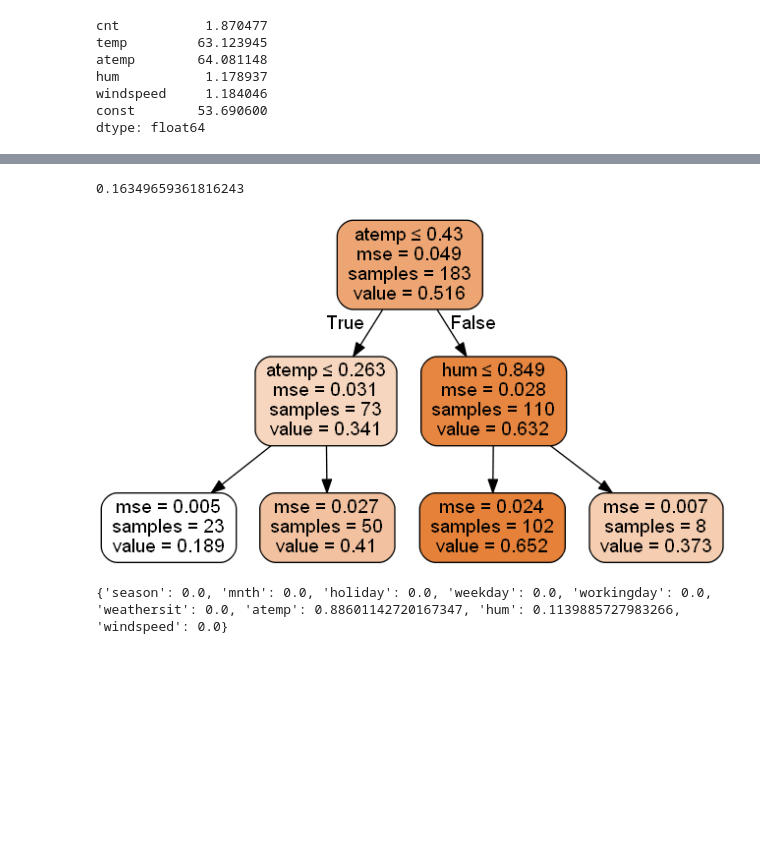
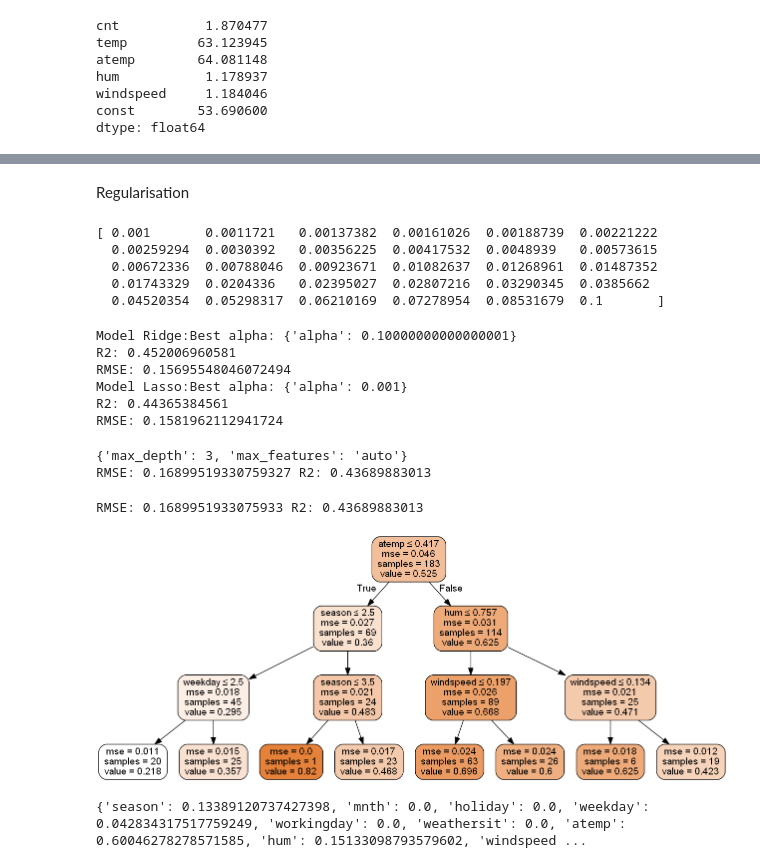
Before and after one commit to Garima1221/Bike-Rental-Prediction, a Jupyter notebook: Project Bike Rental.ipynb, the cells around one changed output, grey strips where cells are left out. Cells and saved outputs as stored; diff of their text form; code cells hidden in the pictures; blank space fills up the shorter version.

```diff
--- a/Project Bike Rental.ipynb
+++ b/Project Bike Rental.ipynb
@@ -72,8 +77,5 @@ dtype: object
 data_set = data_set.drop(["instant","dteday","casual","registered"],axis=1)
 # %%
 ## Let us seperate categorical and numerical data
-categorical_features = ["season","mnth","holiday","weekday","workingday","weathersit"]
+categorical_features = ["season","yr","mnth","holiday","weekday","workingday","weathersit"]
 numerical_features = ["cnt","temp","atemp","hum","windspeed"]
-
-#for i in categorical_features:
-#    data_set[i] = data_set[i].astype("category")
@@ -241,10 +282,7 @@ y_train = data_set_train["cnt"]
 x_test = data_set_test.drop("cnt",axis = 1)
 y_test = data_set_test["cnt"]
 # %%
-##model development
-from sklearn.linear_model import LinearRegression
-modelLR = LinearRegression()
-modelLR.fit(x_train,y_train)
+modelLR = sm.OLS(y_train,x_train,data = data_set_train).fit()
 predictLR = modelLR.predict(x_test)
-math.sqrt(mean_squared_error(y_test,predictLR))
+modelLR.summary(),math.sqrt(mean_squared_error(y_test,predictLR))
 # %% [output]
@@ -353,31 +383,67 @@ Text(0,0.5,'Standardized Residuals')
+# %% [markdown]
+Regularisation
+# %%
+##sklearn.grid_search.GridSearchCV is constructed with an estimator, as well as a dictionary of parameter values to be searched. We can find the optimal parameters this way:
+alphas = np.logspace(-3, -1, 30)
+print(alphas)
+for Model in [Ridge, Lasso]:
+    gscv = GridSearchCV(Model(), dict(alpha=alphas), cv=5,scoring='r2').fit(x_train, y_train)
+    print('Model %s:Best alpha: %s' % (Model.__name__, gscv.best_params_))
+    print("R2:",gscv.best_score_)
+    print("RMSE:",math.sqrt(mean_squared_error(y_test,gscv.predict(x_test))))
+# %% [output]
+[ 0.001       0.0011721   0.00137382  0.00161026  0.00188739  0.00221222
+  0.00259294  0.0030392   0.00356225  0.00417532  0.0048939   0.00573615
+  0.00672336  0.00788046  0.00923671  0.01082637  0.01268961  0.01487352
+  0.01743329  0.0204336   0.02395027  0.02807216  0.03290345  0.0385662
+  0.04520354  0.05298317  0.06210169  0.07278954  0.08531679  0.1       ]
+Model Ridge:Best alpha: {'alpha': 0.10000000000000001}
+R2: 0.452006960581
+RMSE: 0.15695548046072494
+Model Lasso:Best alpha: {'alpha': 0.001}
+R2: 0.44365384561
+RMSE: 0.1581962112941724
+# %%
+## Hyper tuning
+param_grid = {"max_depth":list(range(2,10,1)),'max_features': ['auto', 'sqrt', 'log2']}
+modelDT = GridSearchCV(DecisionTreeRegressor(),param_grid,scoring='r2',cv=5)
+modelDT.fit(x_train,y_train)
+predictDT = modelDT.predict(x_test)
+print(modelDT.best_params_)
+print("RMSE:",math.sqrt(mean_squared_error(y_test,predictDT)),"R2:",modelDT.score(x_test,y_test))
+# %% [output]
+{'max_depth': 3, 'max_features': 'auto'}
+RMSE: 0.16899519330759327 R2: 0.43689883013
 # %%
 #Decision Tree
-modelDT = DecisionTreeRegressor(max_depth=2)
+modelDT = DecisionTreeRegressor(max_depth=3,max_features='auto')
 modelDT.fit(x_train,y_train)
+#scores = cross_val_score(modelDT,x_train,y_train, scoring="r2", cv=5,n_jobs=1)
+#print(scores)
 predictDT = modelDT.predict(x_test)
-math.sqrt(mean_squared_error(y_test,predictDT))
+#plot.scatter(y_test.index.values,y_test)
+#plot.scatter(y_test.index.values,modelDT.predict(x_test))
+print("RMSE:",math.sqrt(mean_squared_error(y_test,predictDT)),"R2:",modelDT.score(x_test,y_test))
 # %% [output]
-0.16349659361816243
+RMSE: 0.1689951933075933 R2: 0.43689883013
 # %%
 #!pip install graphviz
 from sklearn.externals.six import StringIO
 from IPython.display import Image
 from sklearn.tree import export_graphviz
 import pydotplus
 from sklearn.feature_extraction import DictVectorizer
 
 dot_data = StringIO()
-export_graphviz(modelDT.fit(x_train,y_train), out_file=dot_data,
-                filled=True, rounded=True,
-                special_characters=True,feature_names=x_train.columns)
+export_graphviz(modelDT.fit(x_train,y_train), out_file=dot_data,filled=True, rounded=True,special_characters=True,feature_names=x_train.columns)
 graph = pydotplus.graph_from_dot_data(dot_data.getvalue())
 Image(graph.create_png())
 # %% [output]
-[figure, old version]
+[figure, new version]
 # %%
 print(dict(zip(data_set.columns, modelDT.feature_importances_)))
 # %% [output]
-{'season': 0.0, 'mnth': 0.0, 'holiday': 0.0, 'weekday': 0.0, 'workingday': 0.0, 'weathersit': 0.0, 'atemp': 0.88601142720167347, 'hum': 0.1139885727983266, 'windspeed': 0.0}
+{'season': 0.13389120737427398, 'mnth': 0.0, 'holiday': 0.0, 'weekday': 0.042834317517759249, 'workingday': 0.0, 'weathersit': 0.0, 'atemp': 0.60046278278571585, 'hum': 0.15133098793579602, 'windspeed ...
 # %%
 features = data_set.columns
 importances = modelDT.feature_importances_
```
Also changed, not shown: parts of 26 cells of this notebook.
